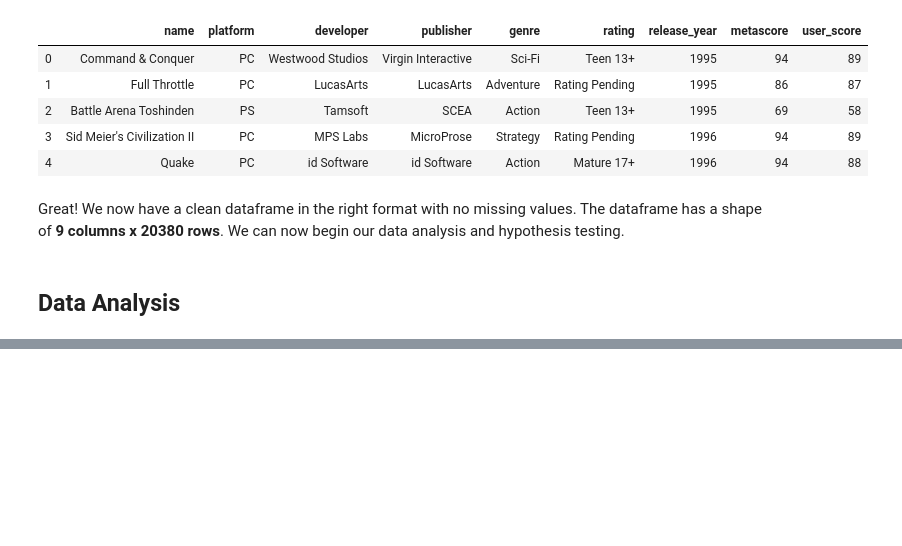
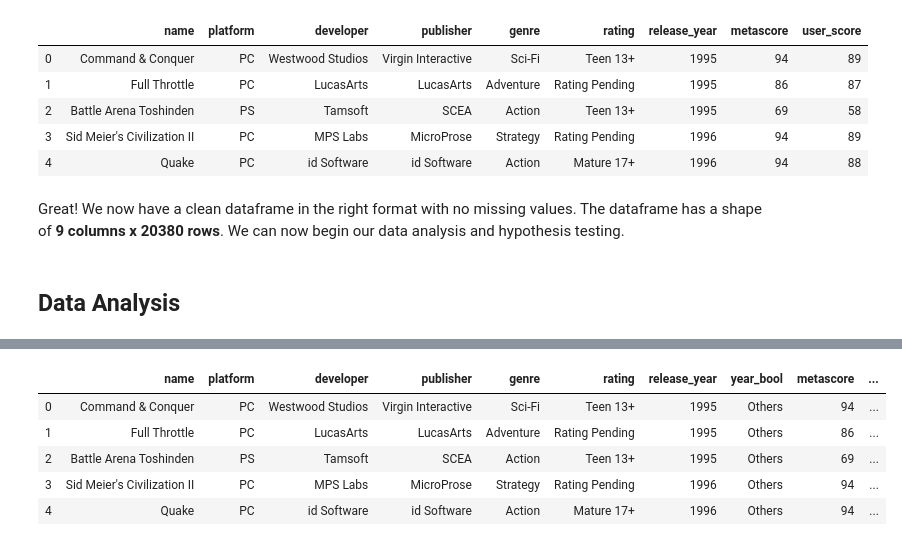
Before and after one commit to songyingho/metacritic_games_statistics, a Jupyter notebook: index.ipynb, the cells around one changed output, grey strips where cells are left out. Saved outputs shown, nothing was run; the diff lists cells and outputs as text; code cells hidden in the pictures; blank space fills up the shorter version.

```diff
--- a/index.ipynb
+++ b/index.ipynb
@@ -153,0 +185,13 @@ df.user_score.groupby(by=df.platform).describe()
+# %%
+# Re-index the column order
+df = df.reindex(columns=['name', 'platform', 'developer','publisher',
+                         'genre', 'rating', 'release_year','year_bool',
+                         'metascore', 'user_score', 'avg_score', 'score_indication'])
+df.head()
+# %% [output]
+|  | name | platform | developer | publisher | genre | rating | release_year | year_bool | metascore | ... |
+| 0 | Command & Conquer | PC | Westwood Studios | Virgin Interactive | Sci-Fi | Teen 13+ | 1995 | Others | 94 | ... |
+| 1 | Full Throttle | PC | LucasArts | LucasArts | Adventure | Rating Pending | 1995 | Others | 86 | ... |
+| 2 | Battle Arena Toshinden | PS | Tamsoft | SCEA | Action | Teen 13+ | 1995 | Others | 69 | ... |
+| 3 | Sid Meier's Civilization II | PC | MPS Labs | MicroProse | Strategy | Rating Pending | 1996 | Others | 94 | ... |
+| 4 | Quake | PC | id Software | id Software | Action | Mature 17+ | 1996 | Others | 94 | ... |
```
Also changed, not shown: parts of 36 cells of this notebook.
